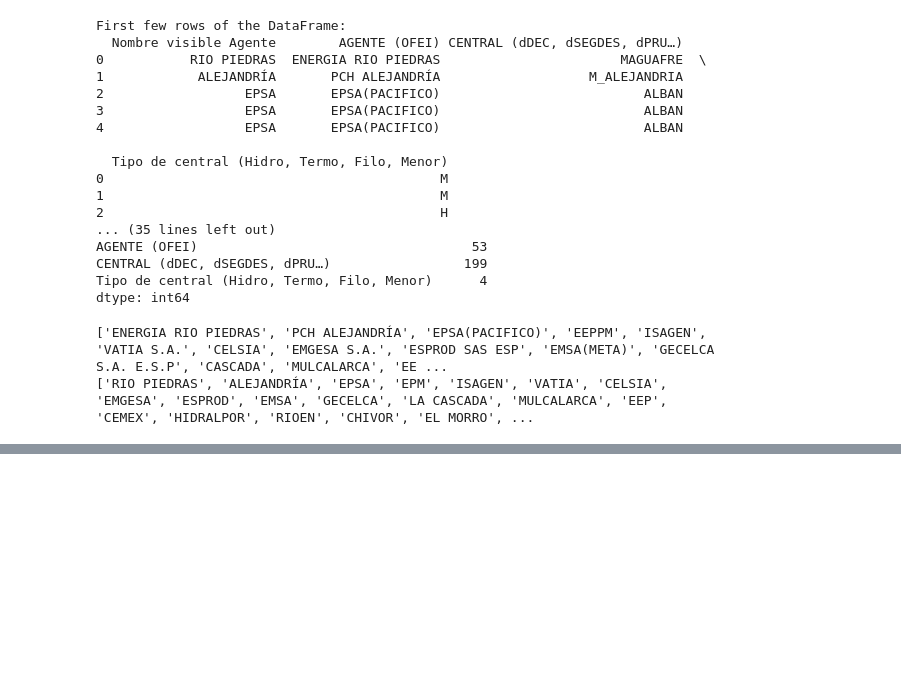
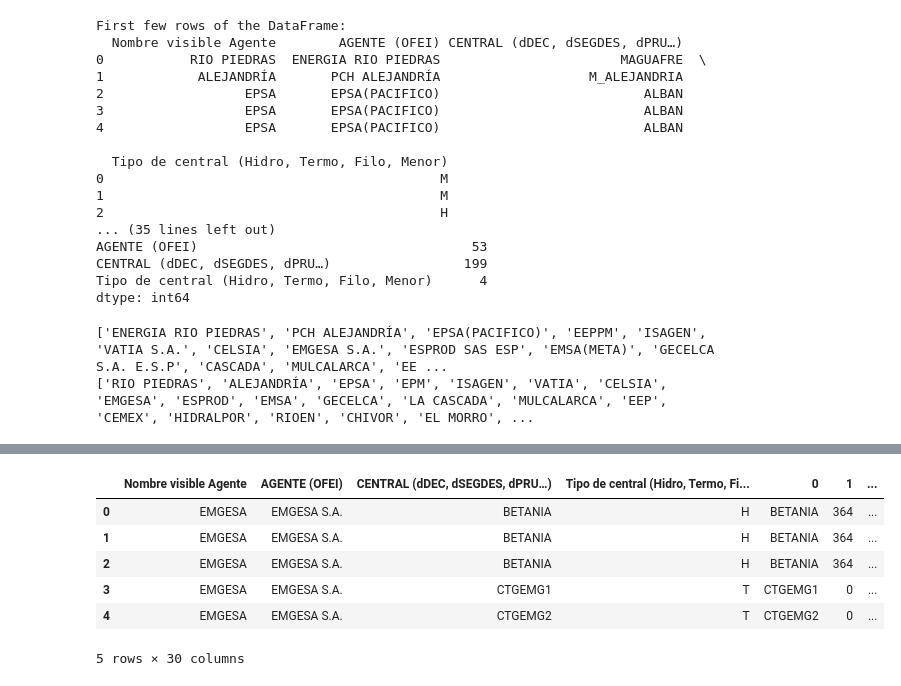
Before and after one commit to CesarArroyo09/Data-Science-Test-Solution, a Jupyter notebook: Solution_Files/DataManipulation.ipynb, the cells around one changed output, grey strips where cells are left out. Saved outputs shown, nothing was run; the diff lists cells and outputs as text; code cells hidden in the pictures; blank space fills up the shorter version.

Commit message:
Finish DataManipulation challenge.

```diff
--- a/Solution_Files/DataManipulation.ipynb
+++ b/Solution_Files/DataManipulation.ipynb
@@ -78,6 +96,6 @@ datos_maestros_df.head(20)
 # %%
-d1204_path = './data/d1204.TXT'
+d1204_path = '../Data/d1204.TXT'
 
-d1204_df = pd.read_csv(d1204_path, header=None, index_col=0, quotechar='"', encoding='latin-1')
+d1204_df = pd.read_csv(d1204_path, header=None, quotechar='"', encoding='latin-1')
 # %%
 get_df_info(d1204_df)
@@ -84,3 +119,0 @@ get_df_info(d1204_df)
-# %%
-d1204_df.index.name = "Central"
-d1204_df.index
@@ -97,0 +135,3 @@ KeyError: ignored
+# %%
+# Merge the two dataframes. The left_on and right_on parameters specify the columns to join on.
+merged_df = pd.merge(datos_maestros_df, d1204_df, how='inner', left_on='CENTRAL (dDEC, dSEGDES, dPRU…)', right_on=0)
@@ -97,0 +178,16 @@ KeyError: ignored
+# %%
+# Create list of column names
+column_names = [i for i in range(1, 25)]
+
+# Slice the DataFrame
+merged_df["Horizontal sum"] = merged_df[column_names].sum(axis=1)
+# %%
+merged_df.head()
+# %% [output]
+|  | Nombre visible Agente | AGENTE (OFEI) | CENTRAL (dDEC, dSEGDES, dPRU…) | Tipo de central (Hidro, Termo, Fi... | 0 | 1 | ... |
+| 0 | EMGESA | EMGESA S.A. | BETANIA | H | BETANIA | 364 | ... |
+| 1 | EMGESA | EMGESA S.A. | BETANIA | H | BETANIA | 364 | ... |
+| 2 | EMGESA | EMGESA S.A. | BETANIA | H | BETANIA | 364 | ... |
+| 3 | EMGESA | EMGESA S.A. | CTGEMG1 | T | CTGEMG1 | 0 | ... |
+| 4 | EMGESA | EMGESA S.A. | CTGEMG2 | T | CTGEMG2 | 0 | ... |
+5 rows × 30 columns
```
Also changed, not shown: parts of 6 cells of this notebook.
